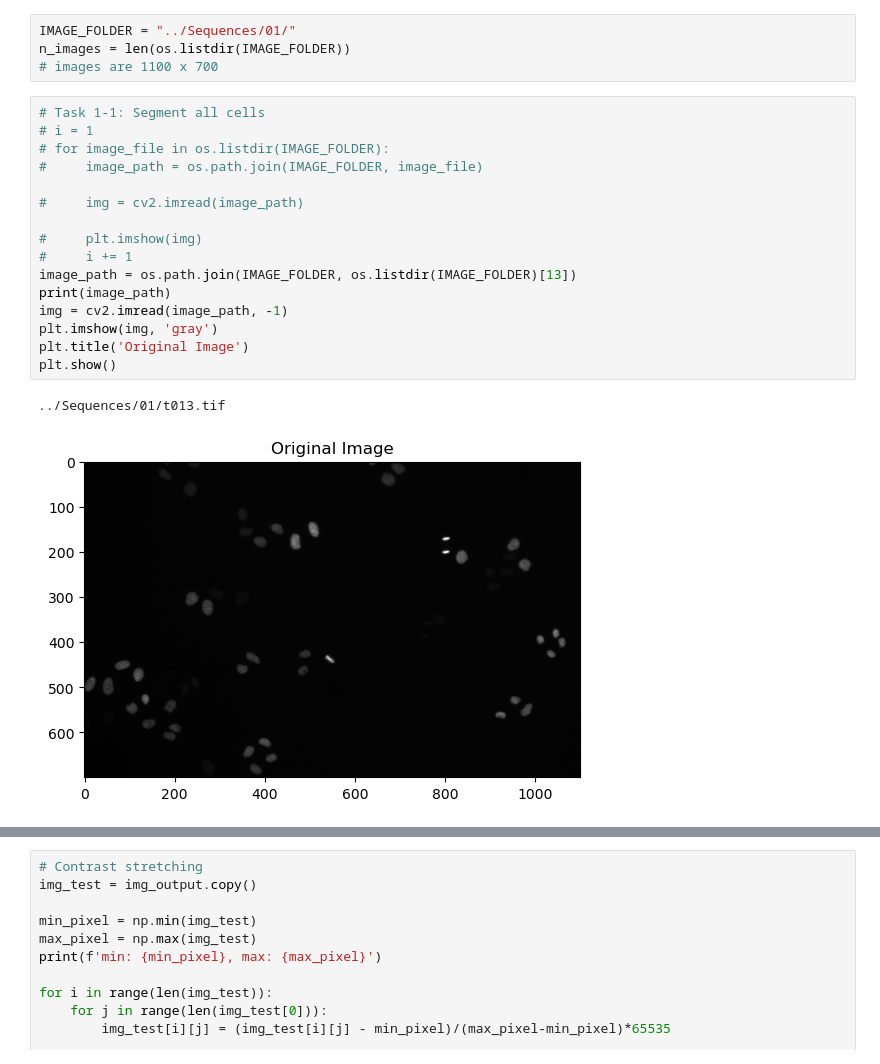
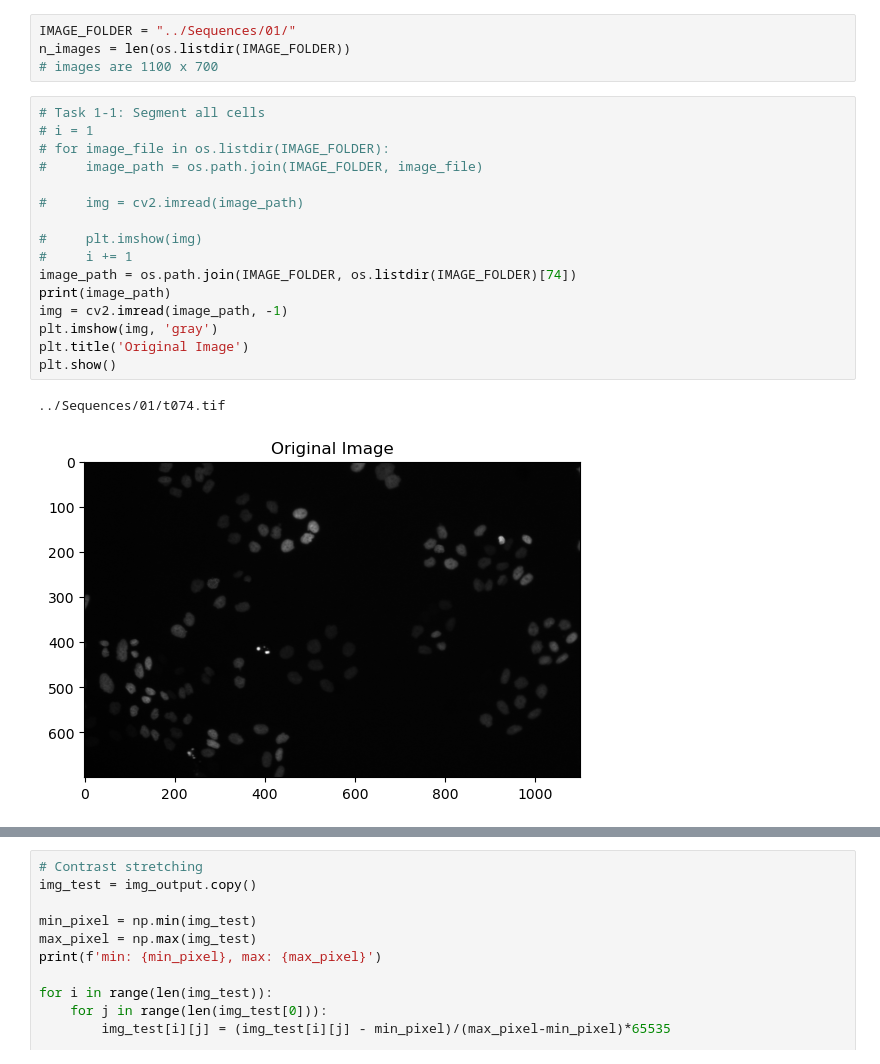
Before and after one commit to dandruffneil/COMP9517-Microscopy-Project, a Jupyter notebook: Project.ipynb, the cells around one changed output, grey strips where cells are left out. Cells and saved outputs as stored; diff of their text form.

```diff
--- a/Project.ipynb
+++ b/Project.ipynb
@@ -19,22 +19,22 @@ n_images = len(os.listdir(IMAGE_FOLDER))
 # %%
 # Task 1-1: Segment all cells
 # i = 1
 # for image_file in os.listdir(IMAGE_FOLDER):
 #     image_path = os.path.join(IMAGE_FOLDER, image_file)
 
 #     img = cv2.imread(image_path)
 
 #     plt.imshow(img)
 #     i += 1
-image_path = os.path.join(IMAGE_FOLDER, os.listdir(IMAGE_FOLDER)[13])
+image_path = os.path.join(IMAGE_FOLDER, os.listdir(IMAGE_FOLDER)[74])
 print(image_path)
 img = cv2.imread(image_path, -1)
 plt.imshow(img, 'gray')
 plt.title('Original Image')
 plt.show()
 # %% [output]
-../Sequences/01/t013.tif
+../Sequences/01/t074.tif
-[figure, old version]
+[figure, new version]
 # %%
 # Testing min-max filter to remove background
 img_test = img.copy()
```
Also changed, not shown: parts of 7 cells of this notebook, 1 other file.
